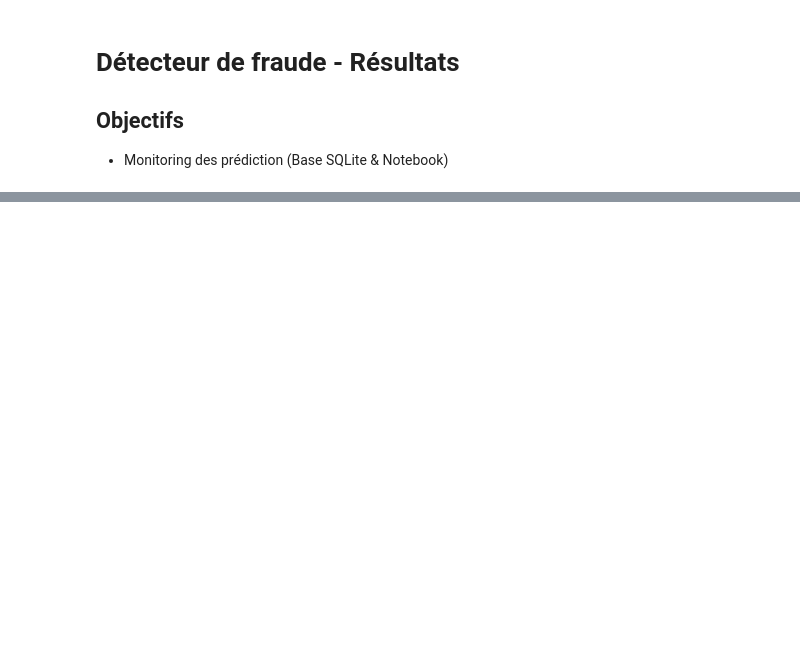
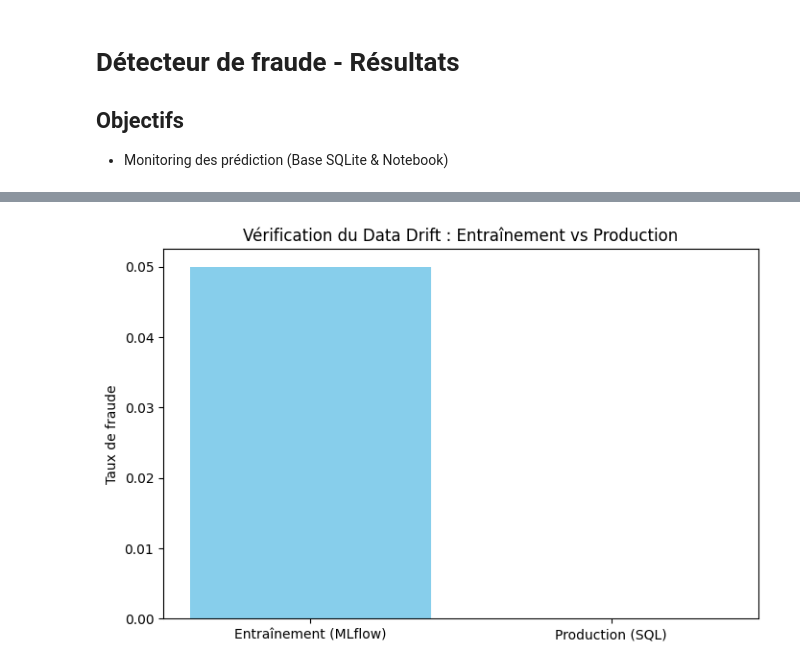
Before and after one commit to nlefort/JEDHA, a Jupyter notebook: PROJETS LEAD/Detecteur_fraude/notebooks/Results.ipynb, the cells around one changed output, grey strips where cells are left out. Saved outputs shown, nothing was run; the diff lists cells and outputs as text; code cells hidden in the pictures; blank space fills up the shorter version.

```diff
--- a/PROJETS LEAD/Detecteur_fraude/notebooks/Results.ipynb
+++ b/PROJETS LEAD/Detecteur_fraude/notebooks/Results.ipynb
@@ -156,0 +68,27 @@ plt.show()
+# %%
+# 1. Récupérer le taux de fraude à l'entraînement (via MLflow)
+# On suppose que tu as loggé 'train_fraud_rate' ou on le déduit
+train_fraud_rate = best_run['params.train_fraud_rate'] if 'params.train_fraud_rate' in best_run else 0.05 # Valeur par défaut si absent
+
+# 2. Calculer le taux de fraude en production (via SQL)
+prod_fraud_rate = df_prod['is_fraud'].mean()
+
+# 3. Comparaison visuelle
+labels = ['Entraînement (MLflow)', 'Production (SQL)']
+rates = [float(train_fraud_rate), prod_fraud_rate]
+
+plt.figure(figsize=(8, 5))
+colors = ['skyblue', 'salmon']
+plt.bar(labels, rates, color=colors)
+plt.ylabel('Taux de fraude')
+plt.title('Vérification du Data Drift : Entraînement vs Production')
+
+# Ajout d'une alerte si l'écart est trop grand (> 5%)
+diff = abs(rates[0] - rates[1])
+if diff > 0.05:
+    plt.text(0.5, max(rates), f"⚠️ ALERTE DRIFT : {diff:.2%} d'écart !",
+             color='red', fontweight='bold', ha='center')
+
+plt.show()
+# %% [output]
+[figure, added]
```
Also changed, not shown: parts of 9 cells of this notebook, 7 other files.
